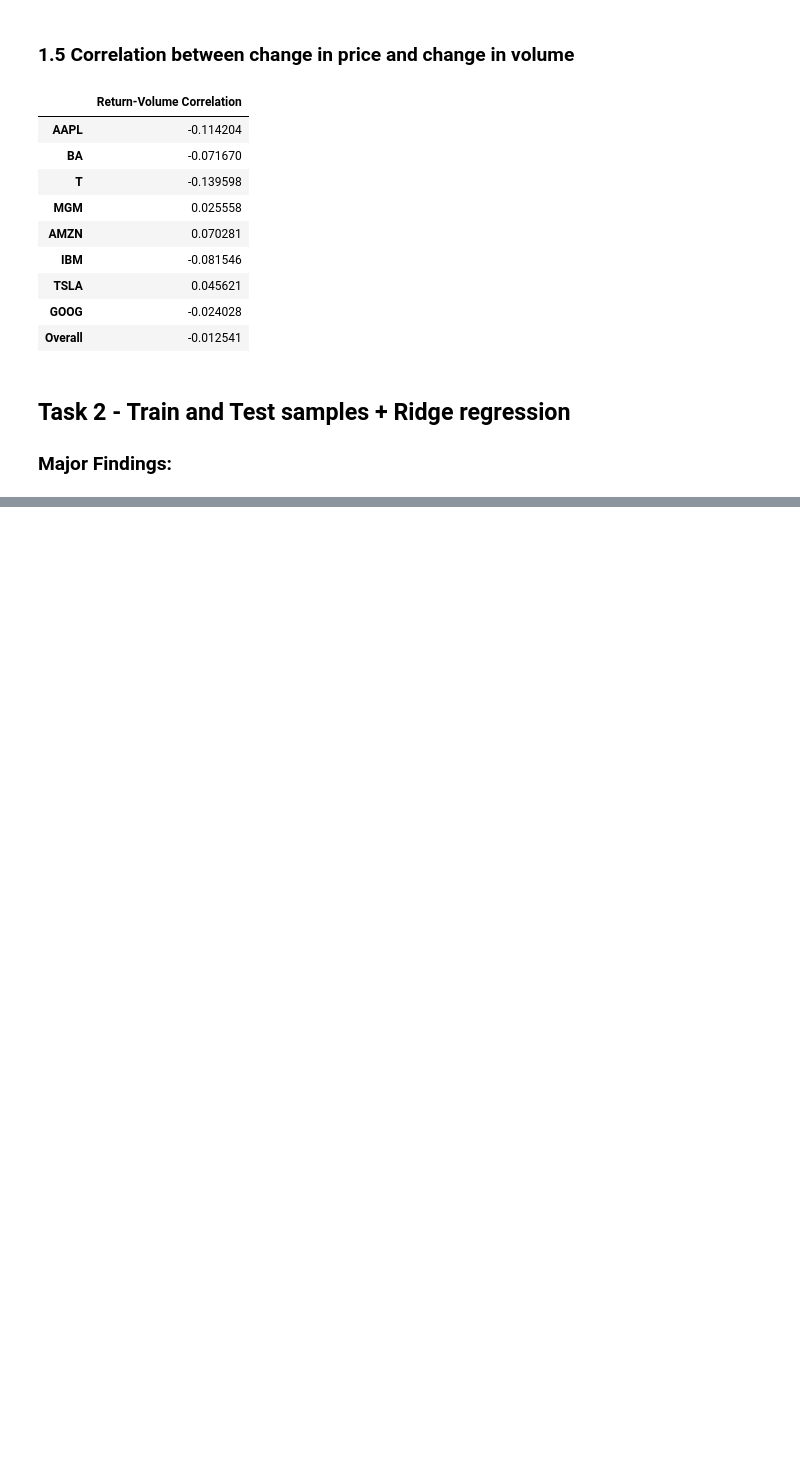
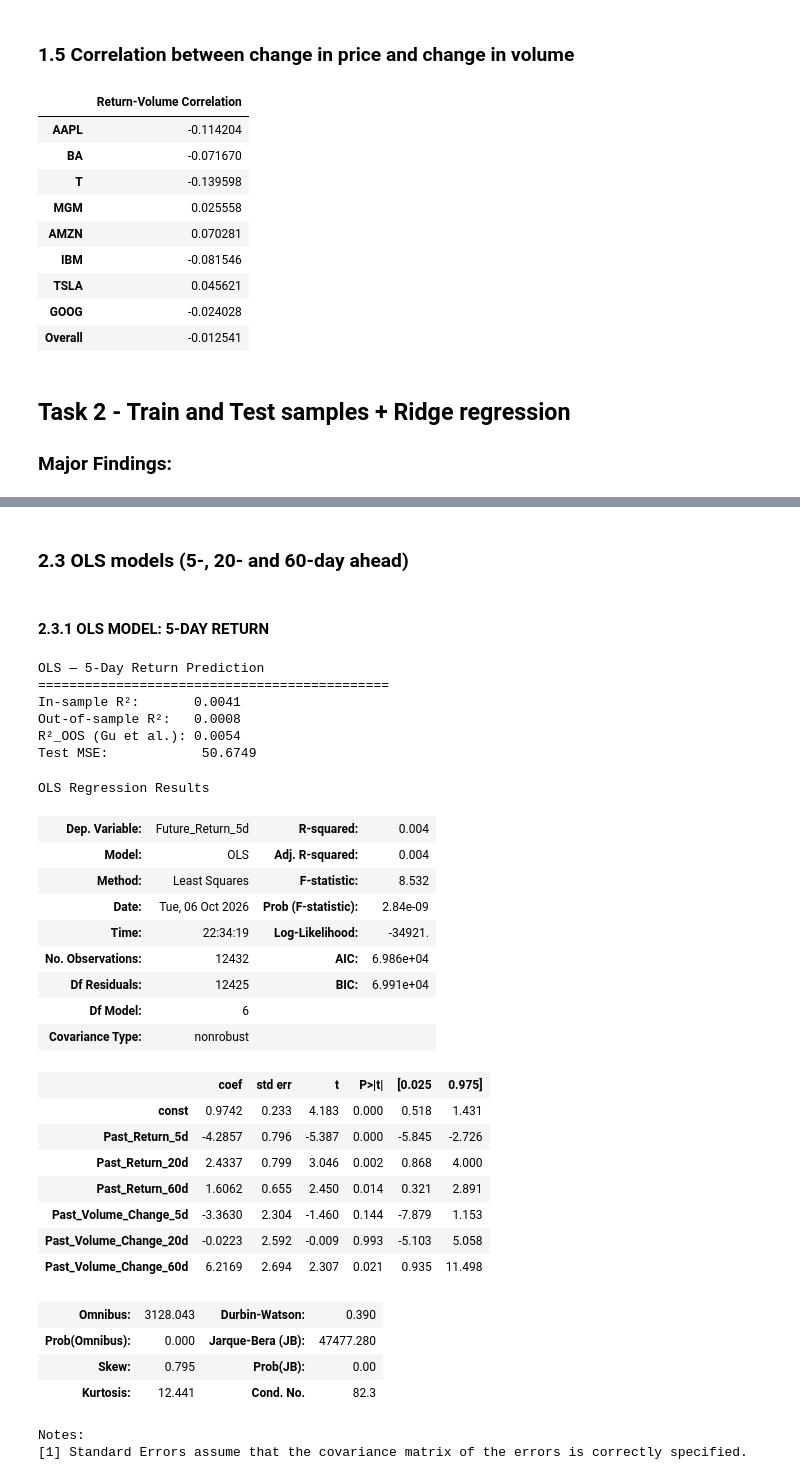
Before and after one commit to henricvsb/Finance-with-Big-Data-Lab-Sessions, a Jupyter notebook: #4/PCLAB#4 - Group 2 - Henricus Bracht Erdem Bayrakcioglu Leonard Fischbach.ipynb, the cells around one changed output, grey strips where cells are left out. Cells and saved outputs as stored; diff of their text form; code cells hidden in the pictures; blank space fills up the shorter version.

```diff
--- a/#4/PCLAB#4 - Group 2 - Henricus Bracht Erdem Bayrakcioglu Leonard Fischbach.ipynb
+++ b/#4/PCLAB#4 - Group 2 - Henricus Bracht Erdem Bayrakcioglu Leonard Fischbach.ipynb
@@ -515,0 +752,71 @@ correlations
+# %% [markdown]
+### 2.3 OLS models (5-, 20- and 60-day ahead)
+# %% [markdown]
+#### 2.3.1 OLS MODEL: 5-DAY RETURN
+# %%
+h = 5
+
+# statsmodels requires us to add the intercept manually
+X_train_ols_5 = sm.add_constant(
+    X_train_scaled[h],
+    has_constant="add"
+)
+
+X_test_ols_5 = sm.add_constant(
+    X_test_scaled[h],
+    has_constant="add"
+)
+
+# Fit OLS on training sample
+ols_5 = sm.OLS(
+    y_train[h],
+    X_train_ols_5
+).fit()
+
+# Out-of-sample predictions
+pred_ols_5 = ols_5.predict(X_test_ols_5)
+
+# Evaluation
+roos_ols_5 = r2_oos(y_test[h], pred_ols_5)
+r2_test_ols_5 = r2_score(y_test[h], pred_ols_5)
+mse_ols_5 = mean_squared_error(y_test[h], pred_ols_5)
+
+print("OLS — 5-Day Return Prediction")
+print("=" * 45)
+print(f"In-sample R²:       {ols_5.rsquared:.4f}")
+print(f"Out-of-sample R²:   {r2_test_ols_5:.4f}")
+print(f"R²_OOS (Gu et al.): {roos_ols_5:.4f}")
+print(f"Test MSE:            {mse_ols_5:.4f}")
+
+display(ols_5.summary())
+# %% [output]
+OLS — 5-Day Return Prediction
+=============================================
+In-sample R²:       0.0041
+Out-of-sample R²:   0.0008
+R²_OOS (Gu et al.): 0.0054
+Test MSE:            50.6749
+OLS Regression Results
+| Dep. Variable: | Future_Return_5d | R-squared: | 0.004 |
+| Model: | OLS | Adj. R-squared: | 0.004 |
+| Method: | Least Squares | F-statistic: | 8.532 |
+| Date: | Tue, 06 Oct 2026 | Prob (F-statistic): | 2.84e-09 |
+| Time: | 22:34:19 | Log-Likelihood: | -34921. |
+| No. Observations: | 12432 | AIC: | 6.986e+04 |
+| Df Residuals: | 12425 | BIC: | 6.991e+04 |
+| Df Model: | 6 |  |  |
+| Covariance Type: | nonrobust |  |  |
+|  | coef | std err | t | P>|t| | [0.025 | 0.975] |
+| const | 0.9742 | 0.233 | 4.183 | 0.000 | 0.518 | 1.431 |
+| Past_Return_5d | -4.2857 | 0.796 | -5.387 | 0.000 | -5.845 | -2.726 |
+| Past_Return_20d | 2.4337 | 0.799 | 3.046 | 0.002 | 0.868 | 4.000 |
+| Past_Return_60d | 1.6062 | 0.655 | 2.450 | 0.014 | 0.321 | 2.891 |
+| Past_Volume_Change_5d | -3.3630 | 2.304 | -1.460 | 0.144 | -7.879 | 1.153 |
+| Past_Volume_Change_20d | -0.0223 | 2.592 | -0.009 | 0.993 | -5.103 | 5.058 |
+| Past_Volume_Change_60d | 6.2169 | 2.694 | 2.307 | 0.021 | 0.935 | 11.498 |
+| Omnibus: | 3128.043 | Durbin-Watson: | 0.390 |
+| Prob(Omnibus): | 0.000 | Jarque-Bera (JB): | 47477.280 |
+| Skew: | 0.795 | Prob(JB): | 0.00 |
+| Kurtosis: | 12.441 | Cond. No. | 82.3 |
+Notes:
+[1] Standard Errors assume that the covariance matrix of the errors is correctly specified.
```
Also changed, not shown: parts of 16 cells of this notebook.
